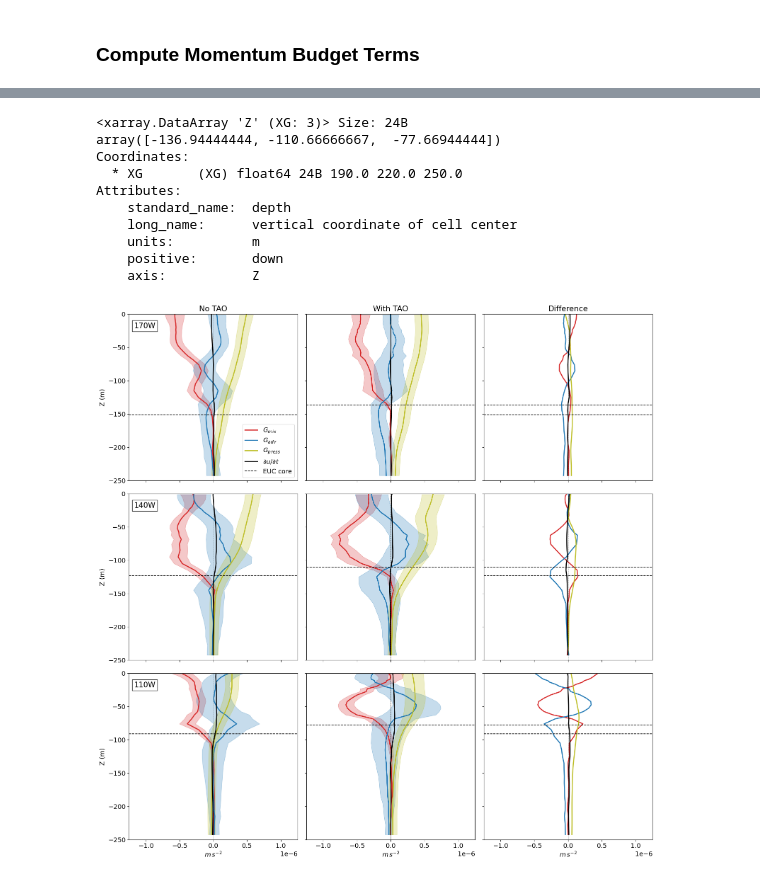
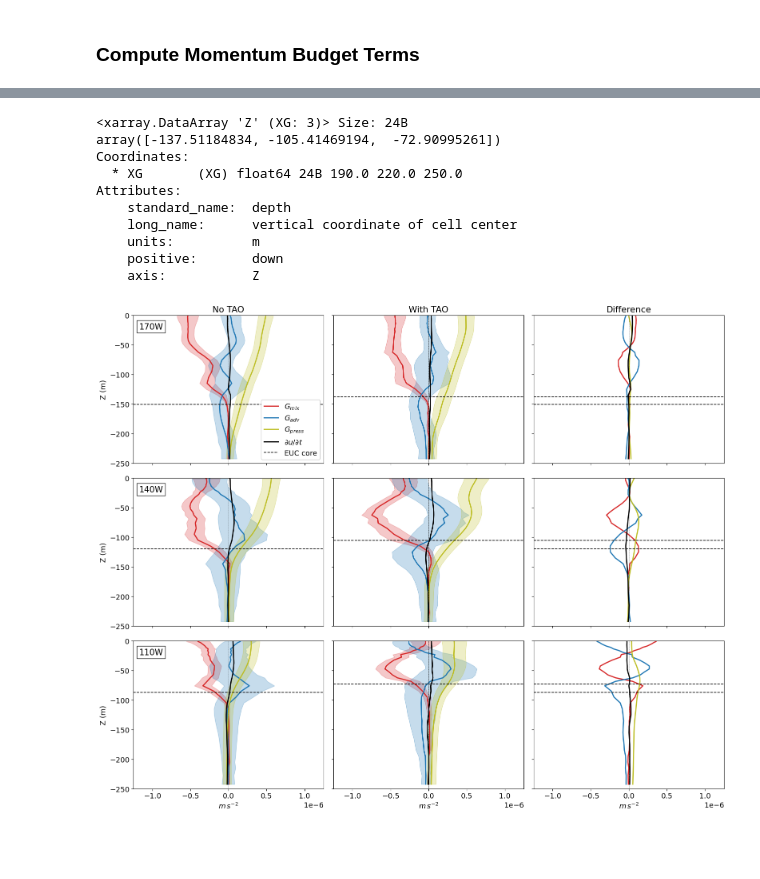
Before and after one commit to eldavenport/mitgcm-mombudg, a Jupyter notebook: OSM26_Figures.ipynb, the cells around one changed output, grey strips where cells are left out. Drawn from its saved outputs; the diff is of its cells as text; code cells hidden in the pictures; blank space fills up the shorter version.

```diff
--- a/OSM26_Figures.ipynb
+++ b/OSM26_Figures.ipynb
@@ -44,10 +44,9 @@ num_diags = 30+31+offset #sep, oct + 10 days
 itPerFile = 72 # 1 day
 intervals = range(itPerFile,itPerFile*num_diags,itPerFile)
 
-prefix = ['diag_state','diag_surf','diag_mom_u']
 ds = open_mdsdataset(data_dir=data_dir,grid_dir=grid_dir,iters=intervals,prefix=prefix,ref_date='2012-09-01',delta_t=1200)
 
-num_diags = 30+31+31+28 # nov, dec, jan, feb (starting from nov 10)
+num_diags = 30+31+offset # nov, dec,
 itPerFile = 72 # 1 day
 intervals = range(itPerFile*offset,itPerFile*num_diags,itPerFile)
 
@@ -56,14 +55,23 @@ ds_new = open_mdsdataset(data_dir=data_dir,grid_dir=grid_dir,iters=intervals,pre
 
 ds_tpose_TAO = xr.concat([ds,ds_new],dim='time')
 
-ds_tpose_TAO = ds_tpose_TAO.chunk({
-    'XC': 1,   # horizontal cell-centered
-    'XG': 1,   # horizontal staggered
-    'YC': -1,    # single chunk along Y to speed up mean reductions
-    'YG': -1,    # same for staggered Y
-    'Z': -1 ,    # vertical levels
-    'time': -1,
-    })
+num_diags = 31+28+31 # jan, feb, march (starting from jan 10)
+itPerFile = 72 # 1 day
+intervals = range(itPerFile*offset,itPerFile*num_diags,itPerFile)
+
+data_dir = '/data/SO3/edavenport/tpose6/jan2013/run_iter14/'
+ds_new = open_mdsdataset(data_dir=data_dir,grid_dir=grid_dir,iters=intervals,prefix=prefix,ref_date='2013-01-01',delta_t=1200)
+
+ds_tpose_TAO = xr.concat([ds_tpose_TAO,ds_new],dim='time')
+
+# ds_tpose_TAO = ds_tpose_TAO.chunk({
+#     'XC': 1,   # horizontal cell-centered
+#     'XG': 1,   # horizontal staggered
+#     'YC': -1,    # single chunk along Y to speed up mean reductions
+#     'YG': -1,    # same for staggered Y
+#     'Z': -1 ,    # vertical levels
+#     'time': -1,
+#     })
 
 ds_tpose_TAO['XC'] = ds_tpose_TAO.XC.astype(float)
 ds_tpose_TAO['YC'] = ds_tpose_TAO.YC.astype(float)
@@ -83,8 +98,8 @@ zMax = 0
 latMin = -0.1
 latMax = 0.1
 # %%
-ds_tpose_noTAO = ds_tpose_noTAO.sel(time=slice('2012-09-01','2013-03-01')) # subset to sep 2012, mar 2013
-ds_tpose_TAO = ds_tpose_TAO.sel(time=slice('2012-09-01','2013-03-01')) # subset to sep 2012, mar 2013
+ds_tpose_noTAO = ds_tpose_noTAO.sel(time=slice('2012-09-01','2013-04-01')) # subset to sep 2012, april 2013
+ds_tpose_TAO = ds_tpose_TAO.sel(time=slice('2012-09-01','2013-04-01')) # subset to sep 2012, april 2013
 # %% [markdown]
 ### Compute Momentum Budget Terms
 # %%
@@ -241,7 +259,7 @@ def plot_budget_panel(axis, means, stds=None, euc_core=None, diff=False):
 EUC_Core_vel
 # %% [output]
 <xarray.DataArray 'Z' (XG: 3)> Size: 24B
-array([-136.94444444, -110.66666667,  -77.66944444])
+array([-137.51184834, -105.41469194,  -72.90995261])
 Coordinates:
   * XG       (XG) float64 24B 190.0 220.0 250.0
 Attributes:
@@ -254,7 +272,7 @@ Attributes:
 fig, ax = plt.subplots(
     nrows=3,
     ncols=3,
-    figsize=(16, 16),
+    figsize=(16, 13),
     sharex=True,
     sharey=True
 )
@@ -320,35 +338,35 @@ for i, lon in enumerate(lons):
         diff=True
     )
 
     ax[i,2].axhline(EUC_Core.sel(XG=lon), linestyle='--', linewidth=1.2, color='k')
     ax[i,2].axhline(EUC_Core_vel.sel(XG=lon), linestyle='--', linewidth=1.2, color='k')
 
     # Row label (longitude inside first column)
     ax[i, 0].text(
         0.03, 0.95,
         titles[i],
         transform=ax[i, 0].transAxes,
         ha='left',
         va='top',
         fontsize=15,
         bbox=dict(facecolor='white', edgecolor='k', alpha=0.9)
     )
 
 ax[0,0].set_title('No TAO')
 ax[0,1].set_title('With TAO')
 ax[0,2].set_title('Difference')
 for j in range(3):
     ax[2,j].set_xlabel(r'$m \, s^{-2}$')
 
 for i in range(3):
     ax[i,0].set_ylabel('Z (m)')
 
-ax[0,0].legend(loc='lower right')
+ax[0,0].legend(loc='lower right',framealpha=1)
 
 plt.tight_layout()
 fig.savefig(folder_name + 'mombudget_terms_meanprof_all_lons.png')
 # %% [output]
-[figure, old version]
+[figure, new version]
 # %%
 ds_mom_noTAO = xr.Dataset({'KPP_momU_mean': KPP_momU_mean,
                            'AdvUm_Advec_meanec': Um_Advec_mean,
```
Also changed, not shown: parts of 3 cells of this notebook, 3 other files.
